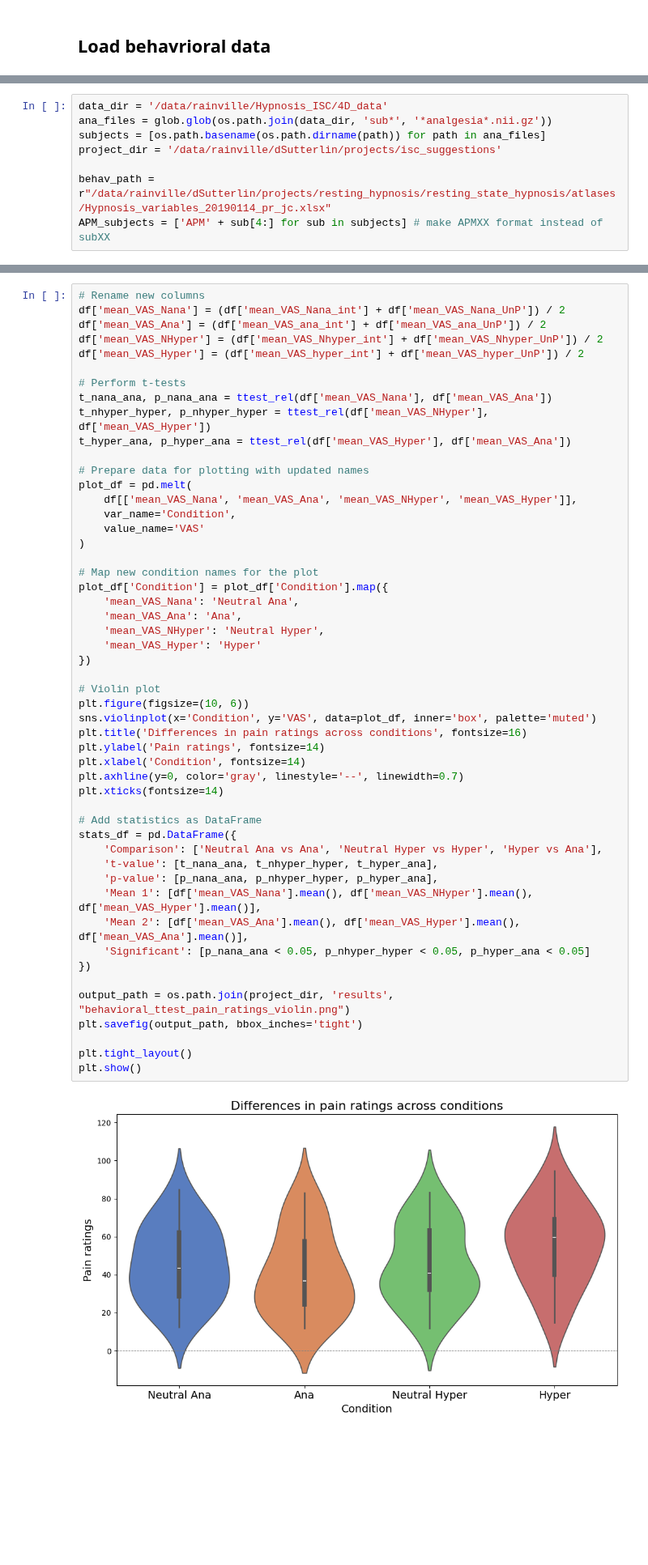
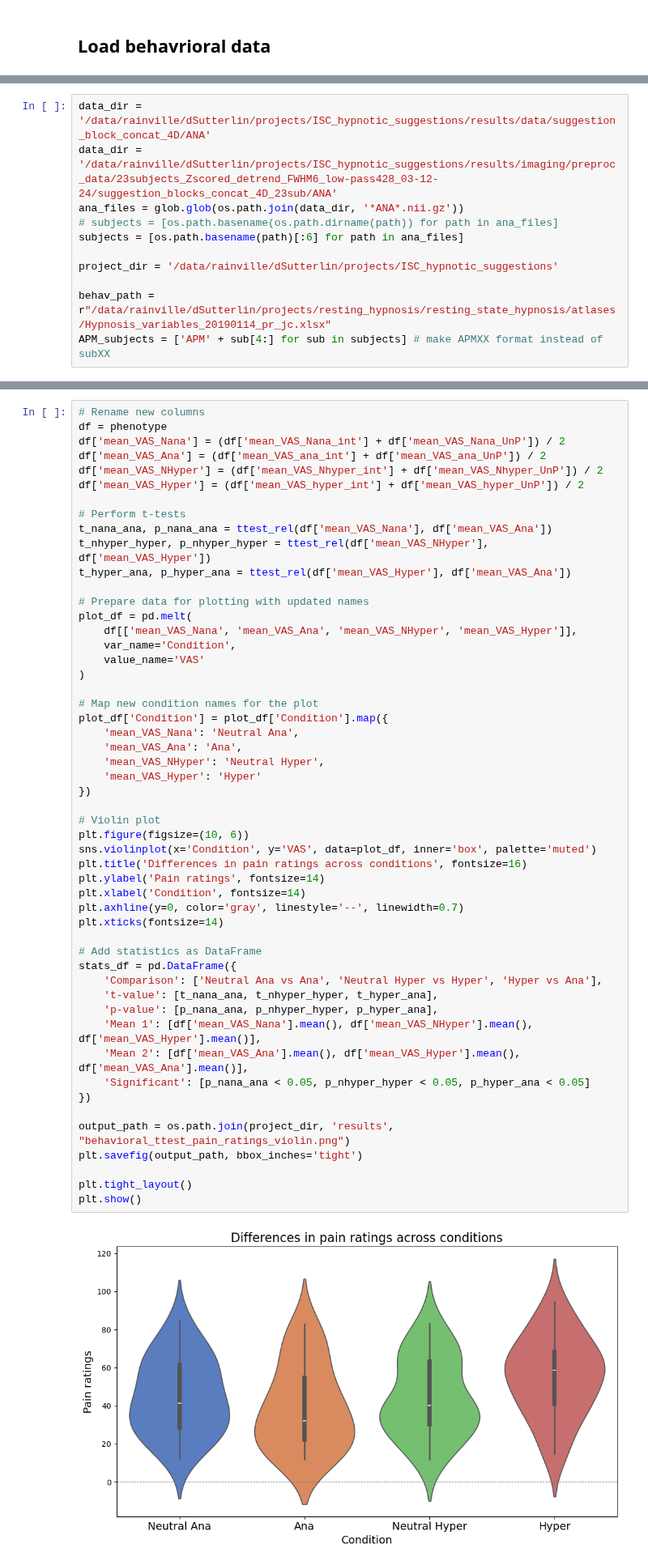
Before and after one commit to dylansutterlin/ISC_hypnotic_suggestions, a Jupyter notebook: QC_py310/ISC_bahavioral.ipynb, the cells around one changed output, grey strips where cells are left out. Shown at 81% size. Drawn from its saved outputs; the diff is of its cells as text; blank space fills up the shorter version.

Commit message:
behavrioal plots

```diff
--- a/QC_py310/ISC_bahavioral.ipynb
+++ b/QC_py310/ISC_bahavioral.ipynb
@@ -31,8 +23,11 @@ pwd
 # %%
-data_dir = '/data/rainville/Hypnosis_ISC/4D_data'
-ana_files = glob.glob(os.path.join(data_dir, 'sub*', '*analgesia*.nii.gz'))
-subjects = [os.path.basename(os.path.dirname(path)) for path in ana_files]
-project_dir = '/data/rainville/dSutterlin/projects/isc_suggestions'
+data_dir = '/data/rainville/dSutterlin/projects/ISC_hypnotic_suggestions/results/data/suggestion_block_concat_4D/ANA'
+data_dir = '/data/rainville/dSutterlin/projects/ISC_hypnotic_suggestions/results/imaging/preproc_data/23subjects_Zscored_detrend_FWHM6_low-pass428_03-12-24/suggestion_blocks_concat_4D_23sub/ANA'
+ana_files = glob.glob(os.path.join(data_dir, '*ANA*.nii.gz'))
+# subjects = [os.path.basename(os.path.dirname(path)) for path in ana_files]
+subjects = [os.path.basename(path)[:6] for path in ana_files]
+
+project_dir = '/data/rainville/dSutterlin/projects/ISC_hypnotic_suggestions'
 
 behav_path = r"/data/rainville/dSutterlin/projects/resting_hypnosis/resting_state_hypnosis/atlases/Hypnosis_variables_20190114_pr_jc.xlsx"
 APM_subjects = ['APM' + sub[4:] for sub in subjects] # make APMXX format instead of subXX
@@ -53,5 +79,6 @@ phenotype.head()
 # %%
 # Rename new columns
+df = phenotype
 df['mean_VAS_Nana'] = (df['mean_VAS_Nana_int'] + df['mean_VAS_Nana_UnP']) / 2
 df['mean_VAS_Ana'] = (df['mean_VAS_ana_int'] + df['mean_VAS_ana_UnP']) / 2
 df['mean_VAS_NHyper'] = (df['mean_VAS_Nhyper_int'] + df['mean_VAS_Nhyper_UnP']) / 2
@@ -75,31 +102,31 @@ plot_df['Condition'] = plot_df['Condition'].map({
     'mean_VAS_Ana': 'Ana',
     'mean_VAS_NHyper': 'Neutral Hyper',
     'mean_VAS_Hyper': 'Hyper'
 })
 
 # Violin plot
 plt.figure(figsize=(10, 6))
 sns.violinplot(x='Condition', y='VAS', data=plot_df, inner='box', palette='muted')
 plt.title('Differences in pain ratings across conditions', fontsize=16)
 plt.ylabel('Pain ratings', fontsize=14)
 plt.xlabel('Condition', fontsize=14)
 plt.axhline(y=0, color='gray', linestyle='--', linewidth=0.7)
 plt.xticks(fontsize=14)
 
 # Add statistics as DataFrame
 stats_df = pd.DataFrame({
     'Comparison': ['Neutral Ana vs Ana', 'Neutral Hyper vs Hyper', 'Hyper vs Ana'],
     't-value': [t_nana_ana, t_nhyper_hyper, t_hyper_ana],
     'p-value': [p_nana_ana, p_nhyper_hyper, p_hyper_ana],
     'Mean 1': [df['mean_VAS_Nana'].mean(), df['mean_VAS_NHyper'].mean(), df['mean_VAS_Hyper'].mean()],
     'Mean 2': [df['mean_VAS_Ana'].mean(), df['mean_VAS_Hyper'].mean(), df['mean_VAS_Ana'].mean()],
     'Significant': [p_nana_ana < 0.05, p_nhyper_hyper < 0.05, p_hyper_ana < 0.05]
 })
 
 output_path = os.path.join(project_dir, 'results', "behavioral_ttest_pain_ratings_violin.png")
 plt.savefig(output_path, bbox_inches='tight')
 
 plt.tight_layout()
 plt.show()
 # %% [output]
-[figure, old version]
+[figure, new version]
```
Also changed, not shown: parts of 14 cells of this notebook.
